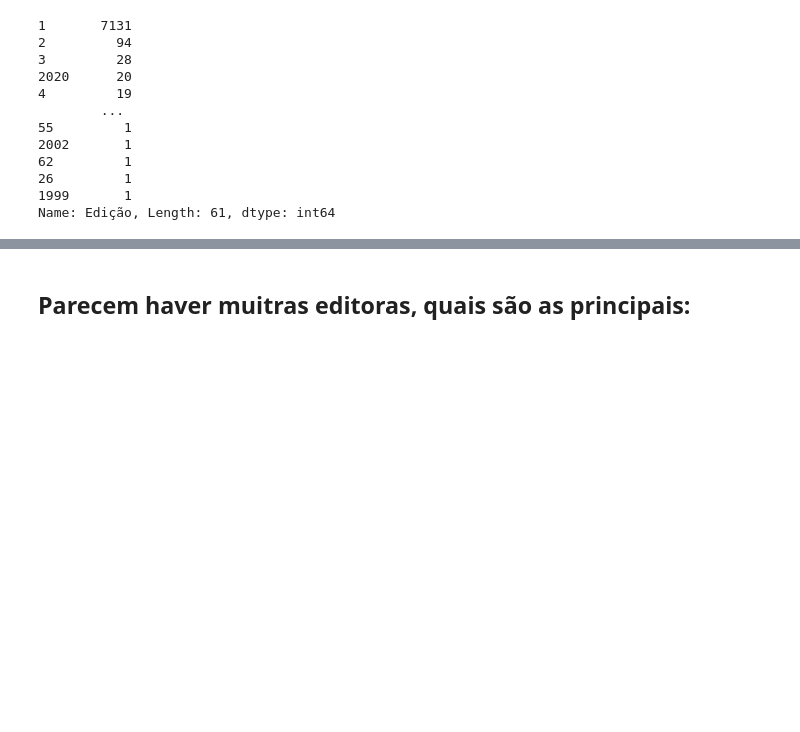
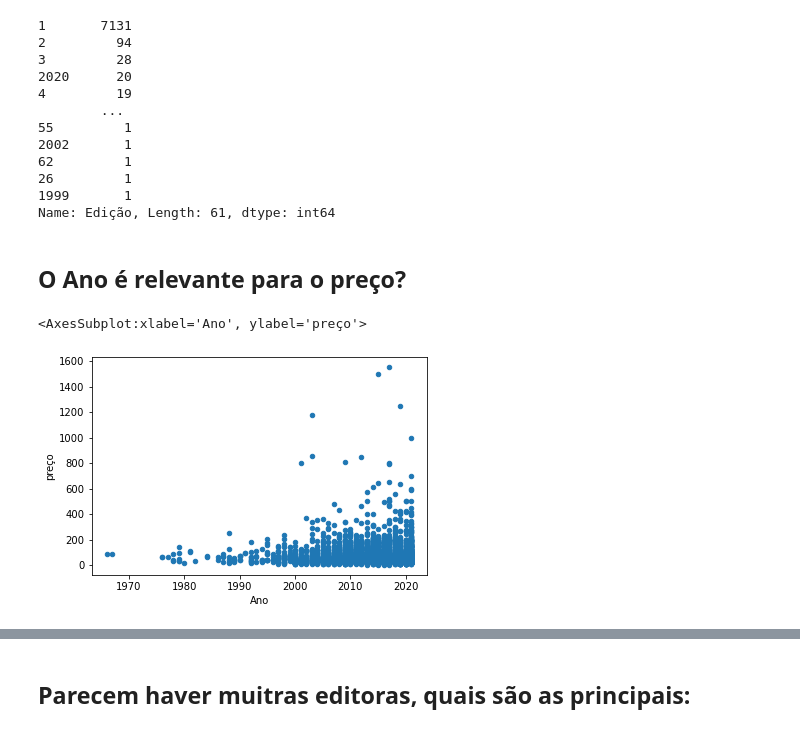
Before and after one commit to CaioViktor/Curso_Ciencias_de_Dados, a Jupyter notebook: trab1_books/etl.ipynb, the cells around one changed output, grey strips where cells are left out. Cells and saved outputs as stored; diff of their text form; code cells hidden in the pictures; blank space fills up the shorter version.

```diff
--- a/trab1_books/etl.ipynb
+++ b/trab1_books/etl.ipynb
@@ -119,3 +141,6 @@ plt.show()
+# %%
+
+df = df.drop('Ano de Edição',axis=1)
 # %% [markdown]
 ## Tratando nulos para edição
 # %%
@@ -151,3 +176,10 @@ df['Edição'].value_counts()
 26         1
 1999       1
 Name: Edição, Length: 61, dtype: int64
+# %% [markdown]
+## O Ano é relevante para o preço?
+# %%
+df.plot.scatter("Ano","preço")
+# %% [output]
+<AxesSubplot:xlabel='Ano', ylabel='preço'>
+[figure, added]
```
Also changed, not shown: parts of 52 cells of this notebook.
